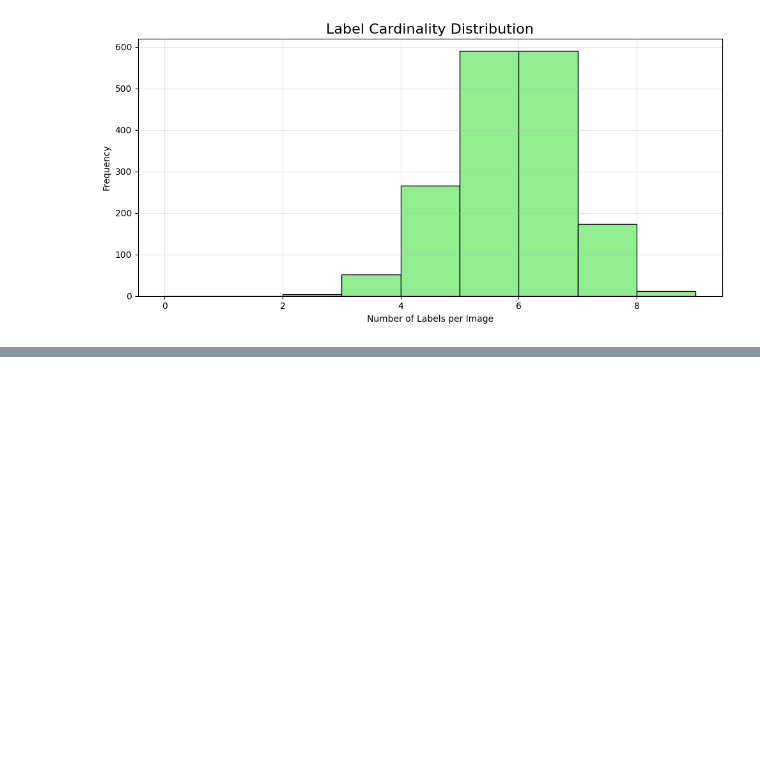
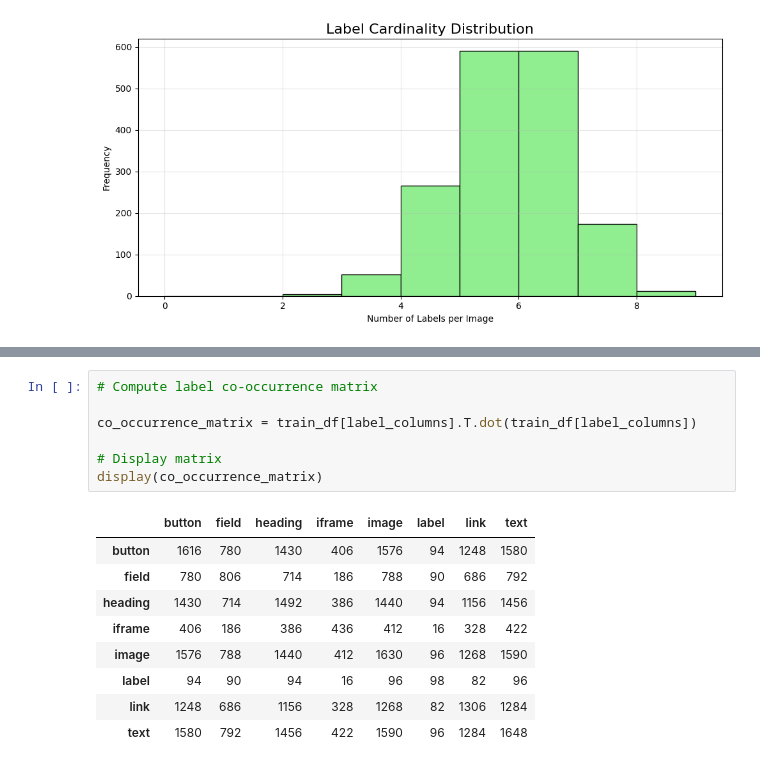
Before and after one commit to AnindyaChakravarty/Multi-label_Image_Classification, a Jupyter notebook: DM.ipynb, the cells around one changed output, grey strips where cells are left out. Saved outputs shown, nothing was run; the diff lists cells and outputs as text; blank space fills up the shorter version.

```diff
--- a/DM.ipynb
+++ b/DM.ipynb
@@ -519,0 +595,17 @@ plt.show()
+# %%
+# Compute label co-occurrence matrix
+
+co_occurrence_matrix = train_df[label_columns].T.dot(train_df[label_columns])
+
+# Display matrix
+display(co_occurrence_matrix)
+# %% [output]
+|  | button | field | heading | iframe | image | label | link | text |
+| button | 1616 | 780 | 1430 | 406 | 1576 | 94 | 1248 | 1580 |
+| field | 780 | 806 | 714 | 186 | 788 | 90 | 686 | 792 |
+| heading | 1430 | 714 | 1492 | 386 | 1440 | 94 | 1156 | 1456 |
+| iframe | 406 | 186 | 386 | 436 | 412 | 16 | 328 | 422 |
+| image | 1576 | 788 | 1440 | 412 | 1630 | 96 | 1268 | 1590 |
+| label | 94 | 90 | 94 | 16 | 96 | 98 | 82 | 96 |
+| link | 1248 | 686 | 1156 | 328 | 1268 | 82 | 1306 | 1284 |
+| text | 1580 | 792 | 1456 | 422 | 1590 | 96 | 1284 | 1648 |
```
Also changed, not shown: parts of 13 cells of this notebook.
